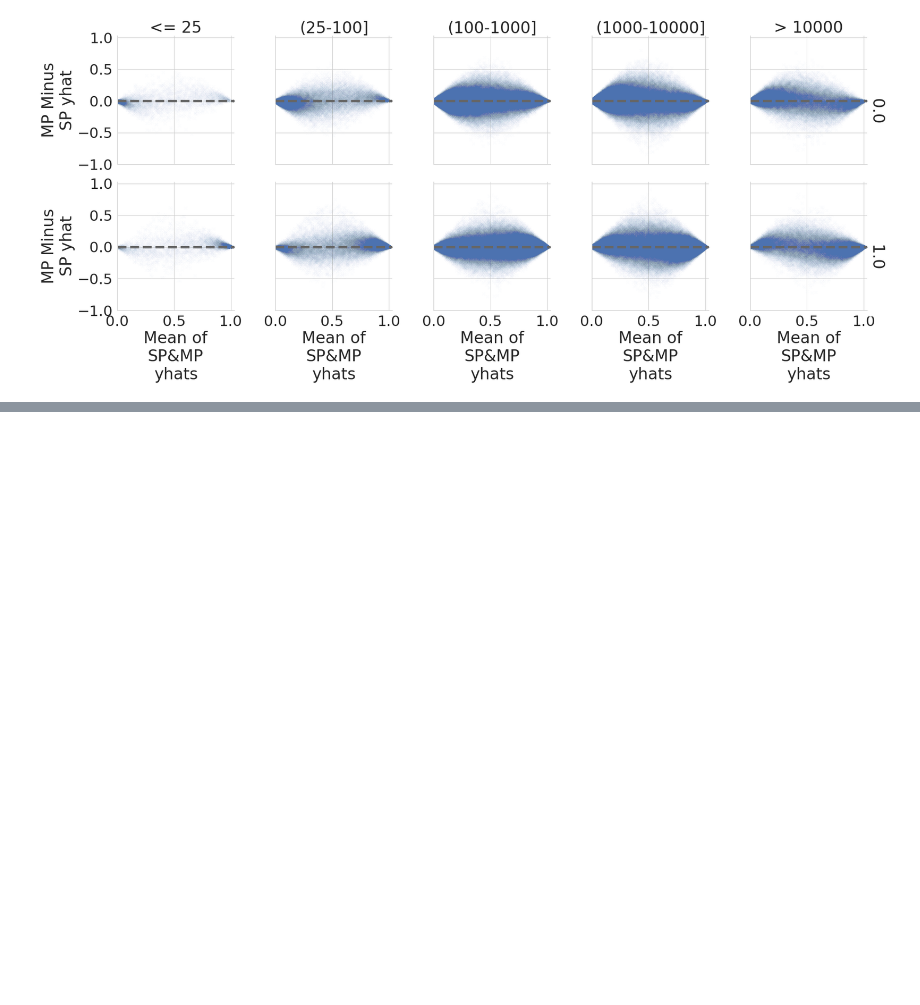
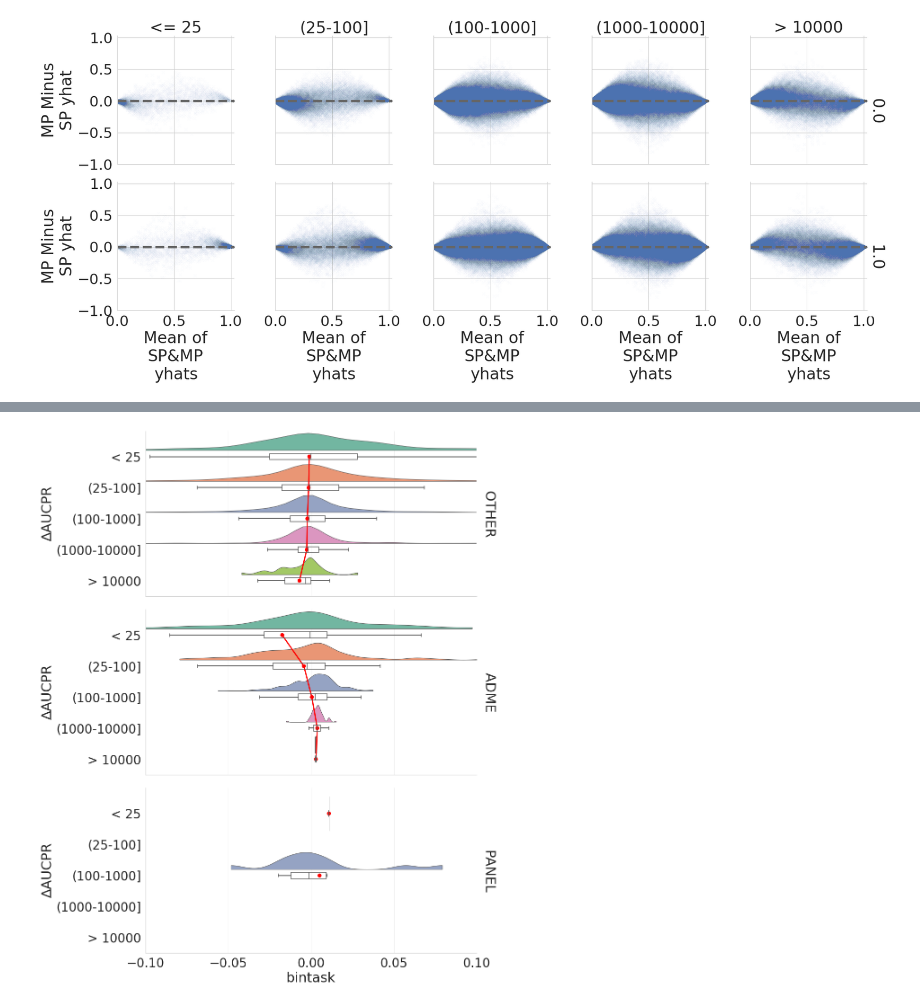
Before and after one commit to melloddy/performance_evaluation, a Jupyter notebook: additional_yr1_analysis.ipynb, the cells around one changed output, grey strips where cells are left out. Cells and saved outputs as stored; diff of their text form; code cells hidden in the pictures; blank space fills up the shorter version.

```diff
--- a/additional_yr1_analysis.ipynb
+++ b/additional_yr1_analysis.ipynb
@@ -349,0 +374,14 @@ Populating the interactive namespace from numpy and matplotlib
+# %%
+#delta AUCPR by task size and task type
+g = sns.FacetGrid(data=deltas,row="assay_type",margin_titles=True,height=6,aspect=2.5)
+g = g.map(pt.RainCloud, "bintask","∆AUCPR",orient='h',pointplot = True,\
+          scale='width',width_viol = 1.1,move=.9,box_showfliers=False,width_box=.2,point_size=0)
+g.set_titles(row_template = '           {row_name}           ')
+g.set(xlim=(-.1, .1))
+for ax in g.axes.flat:
+    box = ax.get_position()
+    ax.set_position([box.x0,box.y0,box.width*0.9,box.height])
+ax.xaxis.set_major_locator(ticker.MultipleLocator(.05))
+plt.subplots_adjust(wspace=0.06, hspace=0.08)
+# %% [output]
+[figure, added]
```
Also changed, not shown: parts of 23 cells of this notebook, 2 other files.
